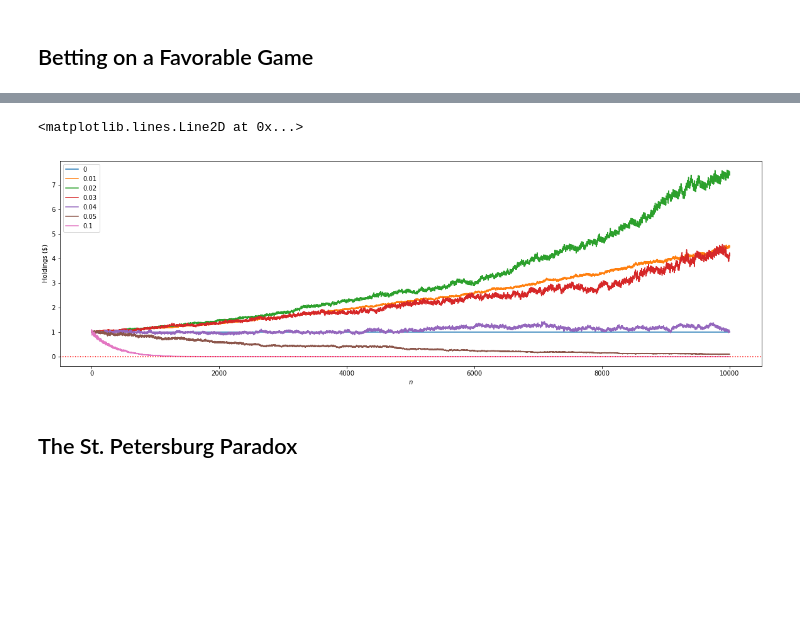
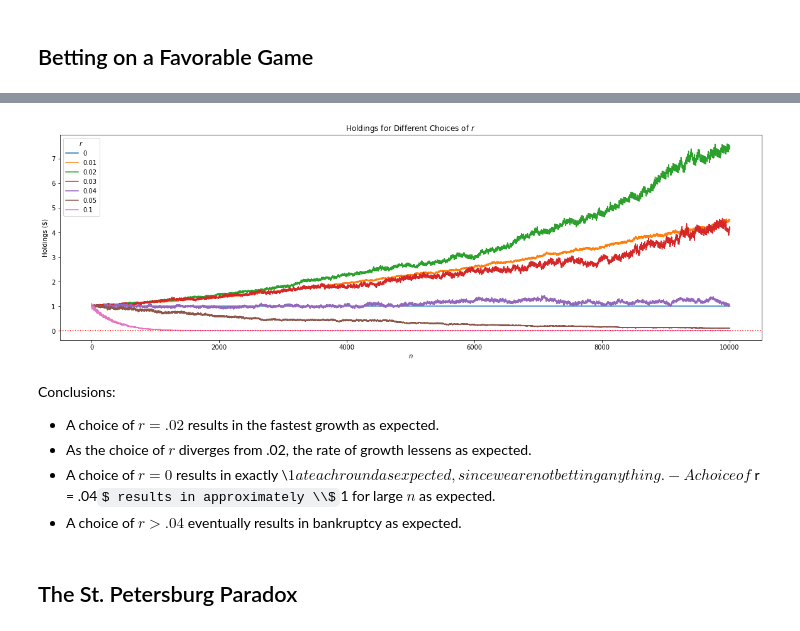
Before and after one commit to dleestat/quirky-data-science, a Jupyter notebook: quirky-data-science.ipynb, the cells around one changed output, grey strips where cells are left out. Drawn from its saved outputs; the diff is of its cells as text; code cells hidden in the pictures; some formulas as TeX source; blank space fills up the shorter version.

```diff
--- a/quirky-data-science.ipynb
+++ b/quirky-data-science.ipynb
@@ -163,15 +177,22 @@ too low, too slow; too high, too risky (bankruptcy)
 # %%
 plt.figure(figsize=[20,6])
 np.random.seed(0)
 for r in 0,.01,.02,.03,.04,.05,.1:
     plt.plot(np.median([np.cumprod(np.random.choice([1+r, 1-r], size=10000, p=[.51,.49])) for _ in range(1000)], axis=0), label=r)
+plt.title('Holdings for Different Choices of $r$')
 plt.xlabel('$n$')
 plt.ylabel('Holdings ($)')
-plt.legend()
-plt.axhline(color='r', ls=':')
+plt.legend(title='$r$')
+plt.axhline(color='r', ls=':');
 # %% [output]
-<matplotlib.lines.Line2D at 0x...>
-[figure, old version]
+[figure, new version]
+# %% [markdown]
+Conclusions:
+- A choice of $r = .02$ results in the fastest growth as expected.
+- As the choice of $r$ diverges from .02, the rate of growth lessens as expected.
+- A choice of $r = 0$ results in exactly \\$1 at each round as expected, since we are not betting anything.
+- A choice of $r = .04$ results in approximately \\$1 for large $n$ as expected.
+- A choice of $r > .04$ eventually results in bankruptcy as expected.
 # %% [markdown]
 ## The St. Petersburg Paradox
 # %% [markdown]
```
Also changed, not shown: parts of 11 cells of this notebook.
